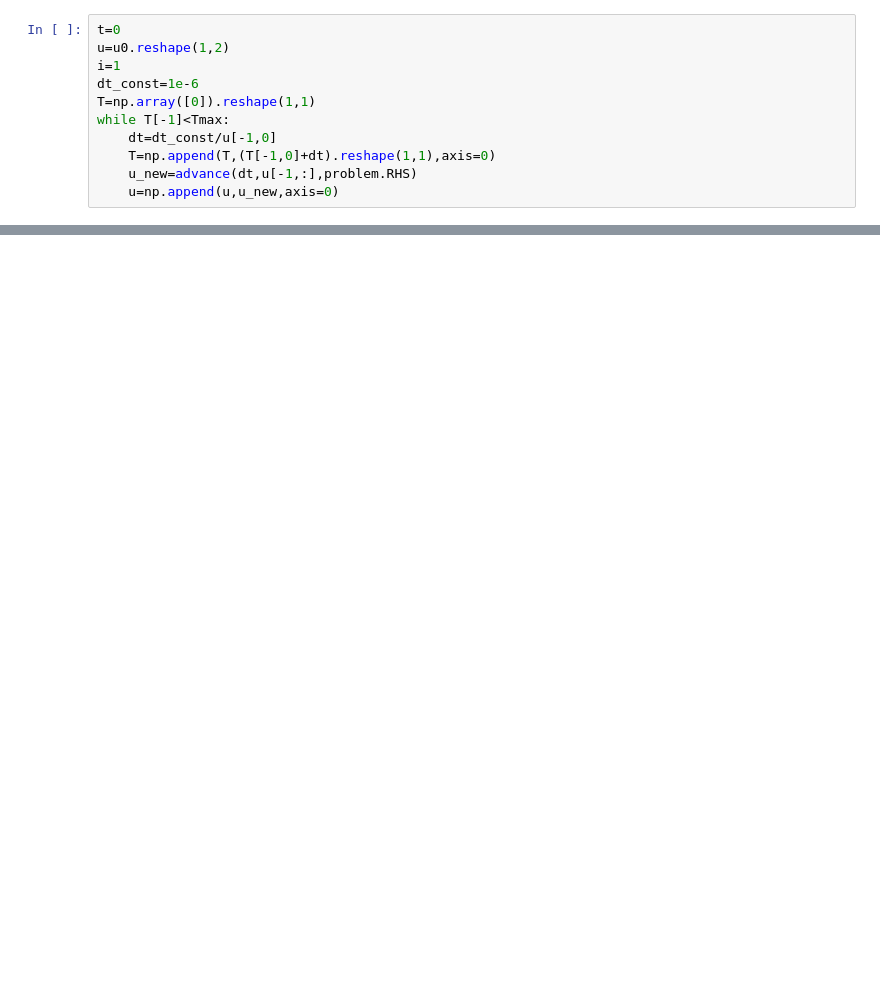
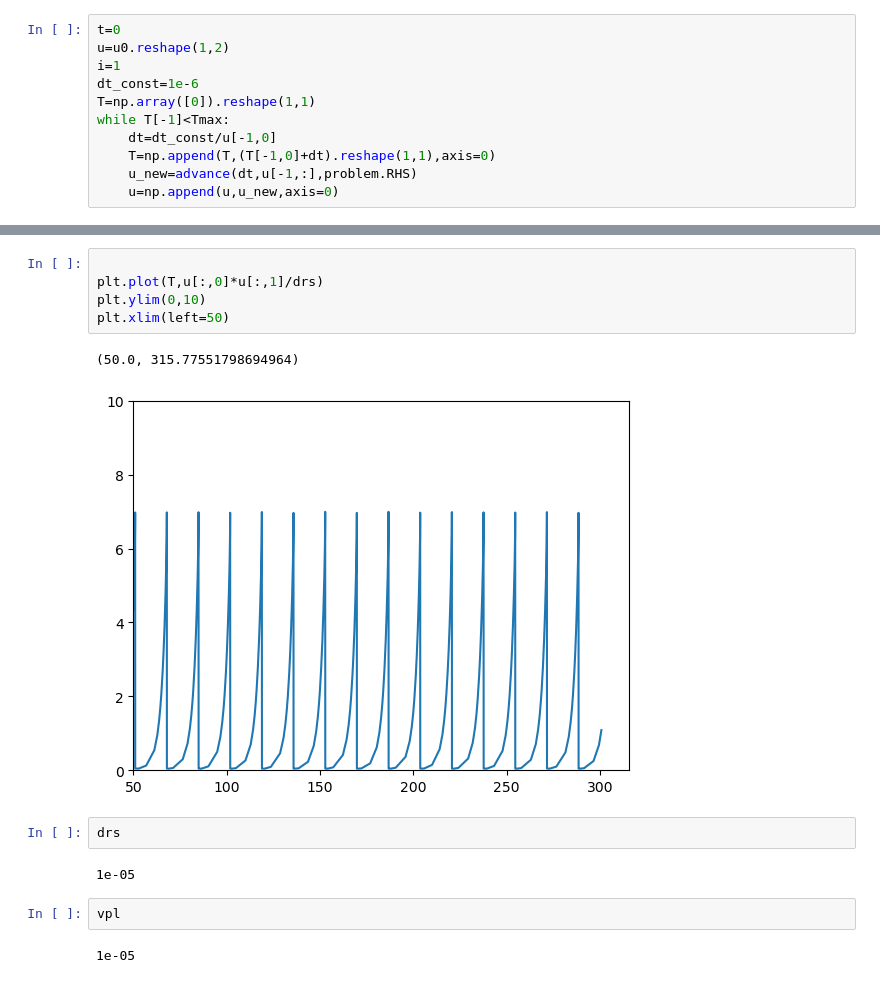
Before and after one commit to hojjatks/ZeroDmodel, a Jupyter notebook: Runme.ipynb, the cells around one changed output, grey strips where cells are left out. Drawn from its saved outputs; the diff is of its cells as text; blank space fills up the shorter version.

```diff
--- a/Runme.ipynb
+++ b/Runme.ipynb
@@ -48,0 +67,16 @@ ax2.set_yscale('log')
+# %%
+
+plt.plot(T,u[:,0]*u[:,1]/drs)
+plt.ylim(0,10)
+plt.xlim(left=50)
+# %% [output]
+(50.0, 315.77551798694964)
+[figure, added]
+# %%
+drs
+# %% [output]
+1e-05
+# %%
+vpl
+# %% [output]
+1e-05
```
Also changed, not shown: parts of 5 cells of this notebook.
